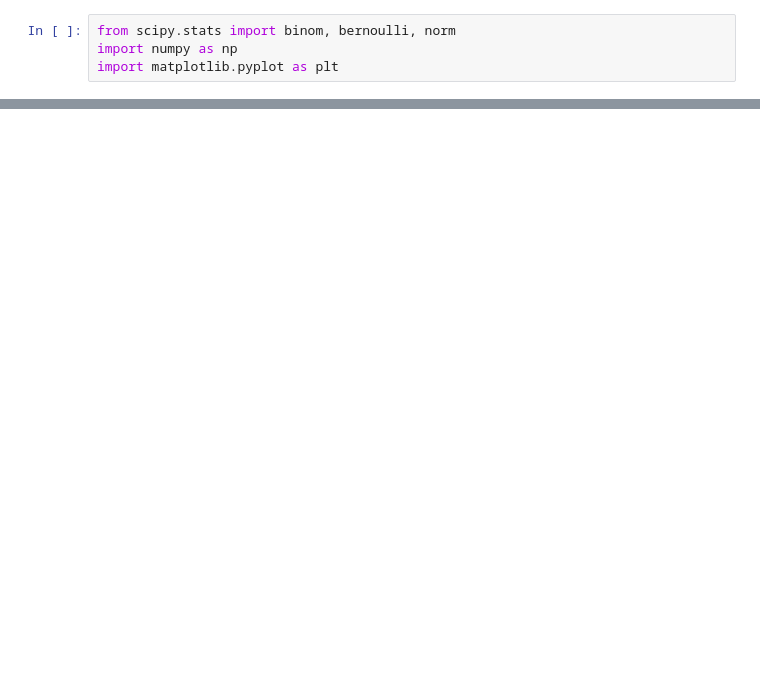
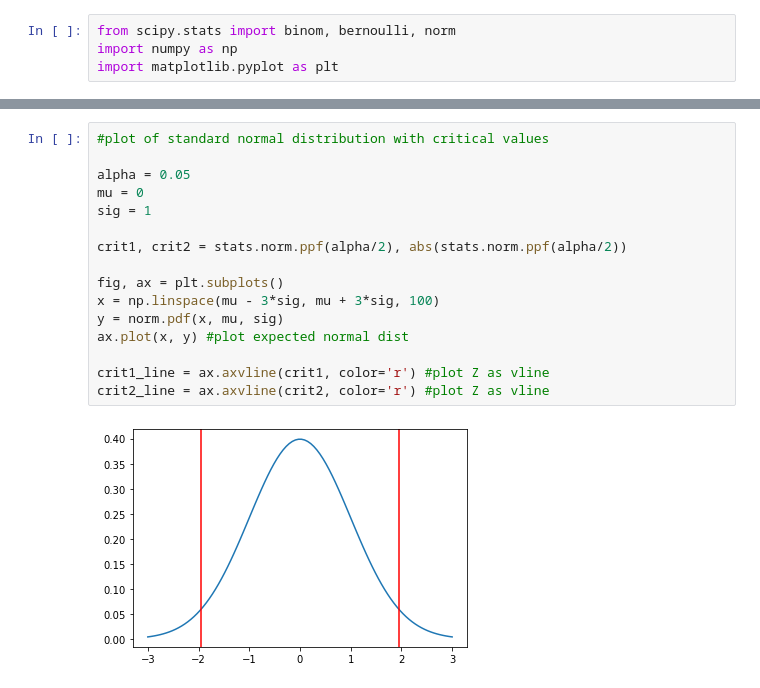
Before and after one commit to skoeb/edx_algorithms, a Jupyter notebook: stats/hypothesis_testing.ipynb, the cells around one changed output, grey strips where cells are left out. Cells and saved outputs as stored; diff of their text form; blank space fills up the shorter version.

Commit message:
stats notes

```diff
--- a/stats/hypothesis_testing.ipynb
+++ b/stats/hypothesis_testing.ipynb
@@ -52,0 +198,18 @@ Normal Method: (0.4386977045464704, 0.584918971437645)
+# %%
+#plot of standard normal distribution with critical values
+
+alpha = 0.05
+mu = 0
+sig = 1
+
+crit1, crit2 = stats.norm.ppf(alpha/2), abs(stats.norm.ppf(alpha/2))
+
+fig, ax = plt.subplots()
+x = np.linspace(mu - 3*sig, mu + 3*sig, 100)
+y = norm.pdf(x, mu, sig)
+ax.plot(x, y) #plot expected normal dist
+
+crit1_line = ax.axvline(crit1, color='r') #plot Z as vline
+crit2_line = ax.axvline(crit2, color='r') #plot Z as vline
+# %% [output]
+[figure, added]
```
Also changed, not shown: parts of 24 cells of this notebook, 1 other file.
